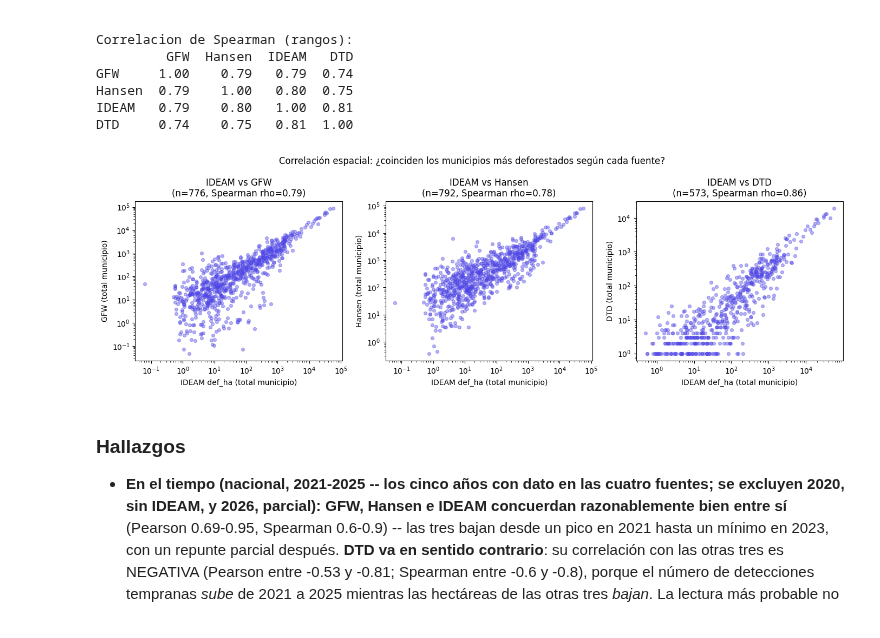
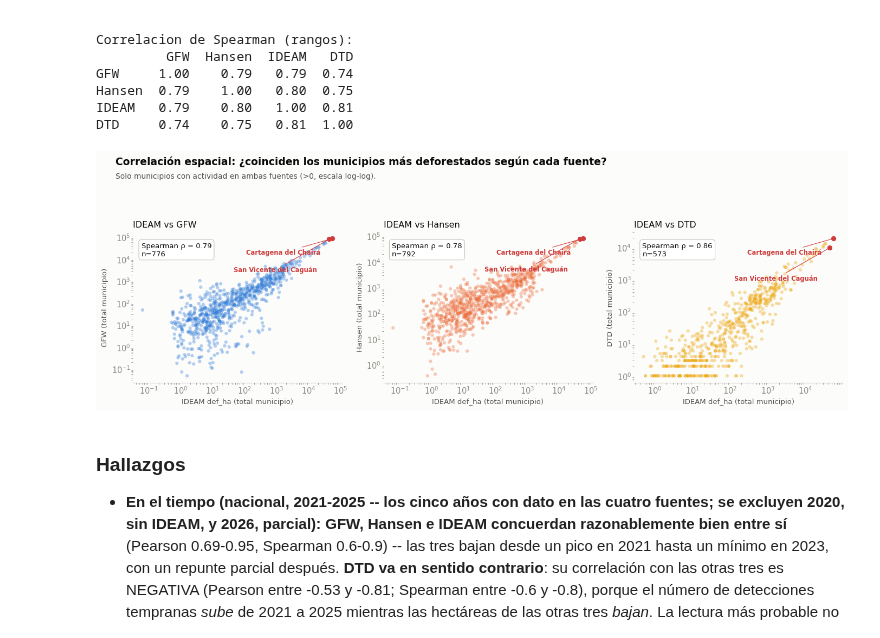
Before and after one commit to Bo-T19/trabajo_de_grado_ofr, a Jupyter notebook: catalogo_paneles.ipynb, the cells around one changed output. Saved outputs shown, nothing was run; the diff lists cells and outputs as text; code cells hidden in the pictures.

```diff
--- a/catalogo_paneles.ipynb
+++ b/catalogo_paneles.ipynb
@@ -862,28 +953,54 @@ DTD     0.74    0.75   0.81  1.00
 # %%
 from scipy.stats import spearmanr
 
 # Escala log en los dos ejes, porque ya se establecio (seccion de EDA
 # visual) que las cuatro distribuciones estan fuertemente sesgadas --
 # en escala lineal los outliers aplastarian el resto de los puntos.
 # Solo entran municipios con actividad en ambas fuentes del par (>0):
 # un municipio en cero en una de las dos no aporta nada en log-log.
-fig, ejes = plt.subplots(1, 3, figsize=(14, 4.5))
+nombres = ideam.drop_duplicates("cod_dane").set_index("cod_dane")["municipio"]
+OUTLIERS = ["Cartagena Del Chairá", "San Vicente Del Caguán"]
+
+fig, ejes = plt.subplots(1, 3, figsize=(14, 4.8))
 otras = [f for f in MEDIDA if f != "IDEAM"]
 for ax, fuente in zip(ejes, otras):
     x = por_municipio_4f["IDEAM"]
     y = por_municipio_4f[fuente]
     m = (x > 0) & (y > 0)
     rho, _ = spearmanr(x[m], y[m])
-    ax.scatter(x[m], y[m], alpha=0.4, s=18, color="#4F46E5")
+    ax.scatter(x[m], y[m], alpha=0.35, s=20, color=FUENTE_COLOR[fuente], edgecolor="none")
     ax.set_xscale("log")
     ax.set_yscale("log")
-    ax.set_xlabel("IDEAM def_ha (total municipio)")
-    ax.set_ylabel(f"{fuente} (total municipio)")
-    ax.set_title(f"IDEAM vs {fuente}\n(n={m.sum()}, Spearman rho={rho:.2f})")
-fig.suptitle("Correlación espacial: ¿coinciden los municipios más deforestados según cada fuente?")
-fig.tight_layout()
+
+    # outliers destacados, apilados hacia abajo-izquierda con linea guia
+    puntos = []
+    for nombre_buscar in OUTLIERS:
+        cod = nombres[nombres == nombre_buscar].index
+        if len(cod) and cod[0] in x.index and x[cod[0]] > 0 and y[cod[0]] > 0:
+            puntos.append((cod[0], x[cod[0]], y[cod[0]]))
+    puntos.sort(key=lambda p: -p[2])
+    for rank, (cod, xv, yv) in enumerate(puntos):
+        ax.scatter([xv], [yv], s=32, color=CRITICAL, zorder=5)
+        ax.annotate(nombre_propio(nombres[cod]), xy=(xv, yv),
+                    xytext=(-16, -14 - rank * 22), textcoords="offset points",
+                    ha="right", va="top", fontsize=8.3, color=CRITICAL, fontweight="bold",
+                    arrowprops=dict(arrowstyle="-", color=CRITICAL, linewidth=0.8))
+
+    ax.text(0.04, 0.93, f"Spearman ρ = {rho:.2f}\nn={m.sum():,}", transform=ax.transAxes,
+            fontsize=9.5, color=INK_PRIMARY, va="top",
+            bbox=dict(boxstyle="round,pad=0.35", facecolor="white", edgecolor=AXIS, linewidth=0.8))
+    ax.set_xlabel("IDEAM def_ha (total municipio)", fontsize=9.5)
+    ax.set_ylabel(f"{fuente} (total municipio)", fontsize=9.5)
+    ax.set_title(f"IDEAM vs {fuente}", fontsize=11.5, color=INK_PRIMARY, loc="left")
+    limpiar_ejes(ax, grid_eje="both")
+
+fig.suptitle("Correlación espacial: ¿coinciden los municipios más deforestados según cada fuente?",
+             x=0.03, y=0.99, ha="left", fontsize=13.5, fontweight="bold", color=INK_PRIMARY)
+fig.text(0.03, 0.905, "Solo municipios con actividad en ambas fuentes (>0, escala log-log).",
+          fontsize=10, color=INK_SECONDARY)
+fig.tight_layout(rect=[0, 0, 1, 0.85])
 # %% [output]
-[figure, old version]
+[figure, new version]
 # %% [markdown]
 ### Hallazgos
 
```
Also changed, not shown: parts of 10 cells of this notebook, 2 other files.
